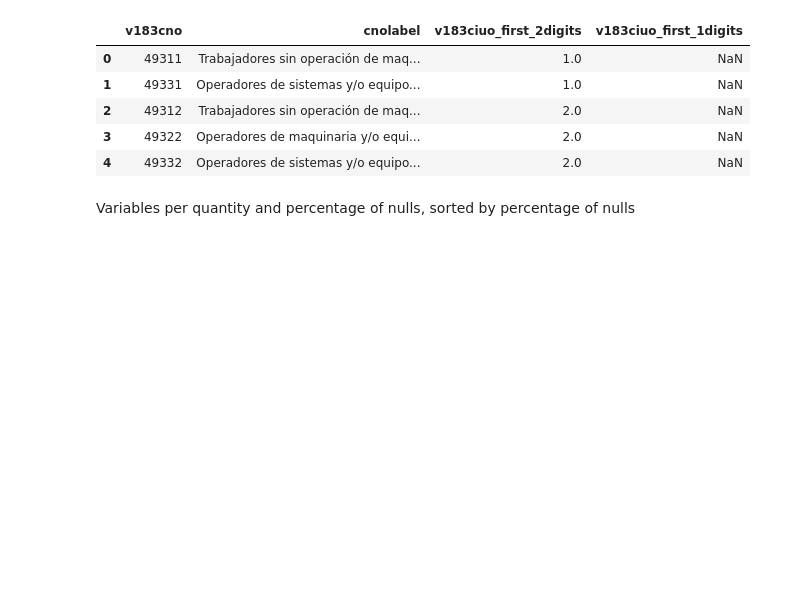
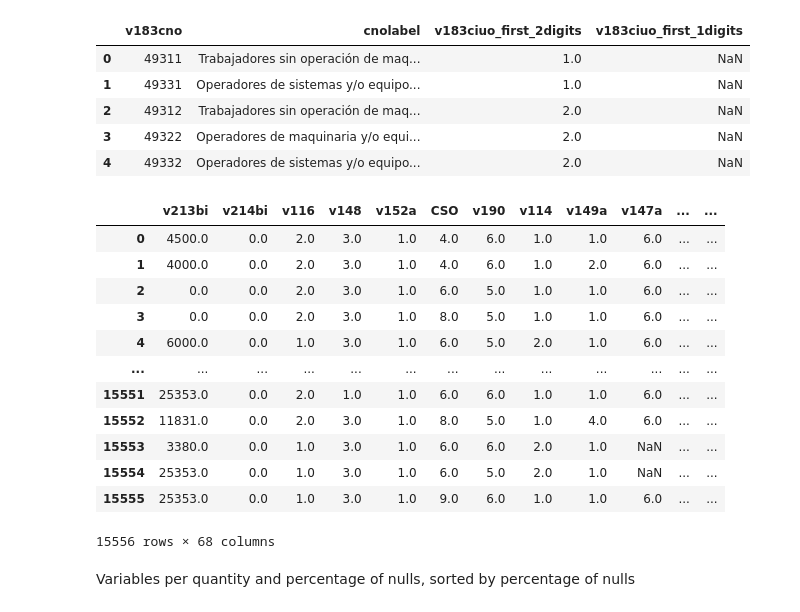
Before and after one commit to aaronbernal28/labor_market_structure_arg, a Jupyter notebook: notebooks/eph_tests.ipynb, the cells around one changed output. Cells and saved outputs as stored; diff of their text form; code cells hidden in the pictures; blank space fills up the shorter version.

```diff
--- a/notebooks/eph_tests.ipynb
+++ b/notebooks/eph_tests.ipynb
@@ -26,8 +47,23 @@ nodelist_cno_df.head()
 | 3 | 49322 | Operadores de maquinaria y/o equi... | 2.0 | NaN |
 | 4 | 49332 | Operadores de sistemas y/o equipo... | 2.0 | NaN |
 # %%
-#df = pd.merge(df, nodelist_cno_df, how="left", on="v183cno")
+df = pd.merge(df, nodelist_cno_df, how="left", on="v183cno")
+df
 #df["v183ciuo_reconstructed"] = df["v183ciuo_first_2digits"] * 100 + df["v183ciuo_last_2digits"]
+# %% [output]
+|  | v213bi | v214bi | v116 | v148 | v152a | CSO | v190 | v114 | v149a | v147a | ... | ... |
+| 0 | 4500.0 | 0.0 | 2.0 | 3.0 | 1.0 | 4.0 | 6.0 | 1.0 | 1.0 | 6.0 | ... | ... |
+| 1 | 4000.0 | 0.0 | 2.0 | 3.0 | 1.0 | 4.0 | 6.0 | 1.0 | 2.0 | 6.0 | ... | ... |
+| 2 | 0.0 | 0.0 | 2.0 | 3.0 | 1.0 | 6.0 | 5.0 | 1.0 | 1.0 | 6.0 | ... | ... |
+| 3 | 0.0 | 0.0 | 2.0 | 3.0 | 1.0 | 8.0 | 5.0 | 1.0 | 1.0 | 6.0 | ... | ... |
+| 4 | 6000.0 | 0.0 | 1.0 | 3.0 | 1.0 | 6.0 | 5.0 | 2.0 | 1.0 | 6.0 | ... | ... |
+| ... | ... | ... | ... | ... | ... | ... | ... | ... | ... | ... | ... | ... |
+| 15551 | 25353.0 | 0.0 | 2.0 | 1.0 | 1.0 | 6.0 | 6.0 | 1.0 | 1.0 | 6.0 | ... | ... |
+| 15552 | 11831.0 | 0.0 | 2.0 | 3.0 | 1.0 | 8.0 | 5.0 | 1.0 | 4.0 | 6.0 | ... | ... |
+| 15553 | 3380.0 | 0.0 | 1.0 | 3.0 | 1.0 | 6.0 | 6.0 | 2.0 | 1.0 | NaN | ... | ... |
+| 15554 | 25353.0 | 0.0 | 1.0 | 3.0 | 1.0 | 6.0 | 5.0 | 2.0 | 1.0 | NaN | ... | ... |
+| 15555 | 25353.0 | 0.0 | 1.0 | 3.0 | 1.0 | 9.0 | 6.0 | 1.0 | 1.0 | 6.0 | ... | ... |
+15556 rows × 68 columns
 # %% [markdown]
 Variables per quantity and percentage of nulls, sorted by percentage of nulls
 # %%
```
Also changed, not shown: parts of 1 cell of this notebook.
